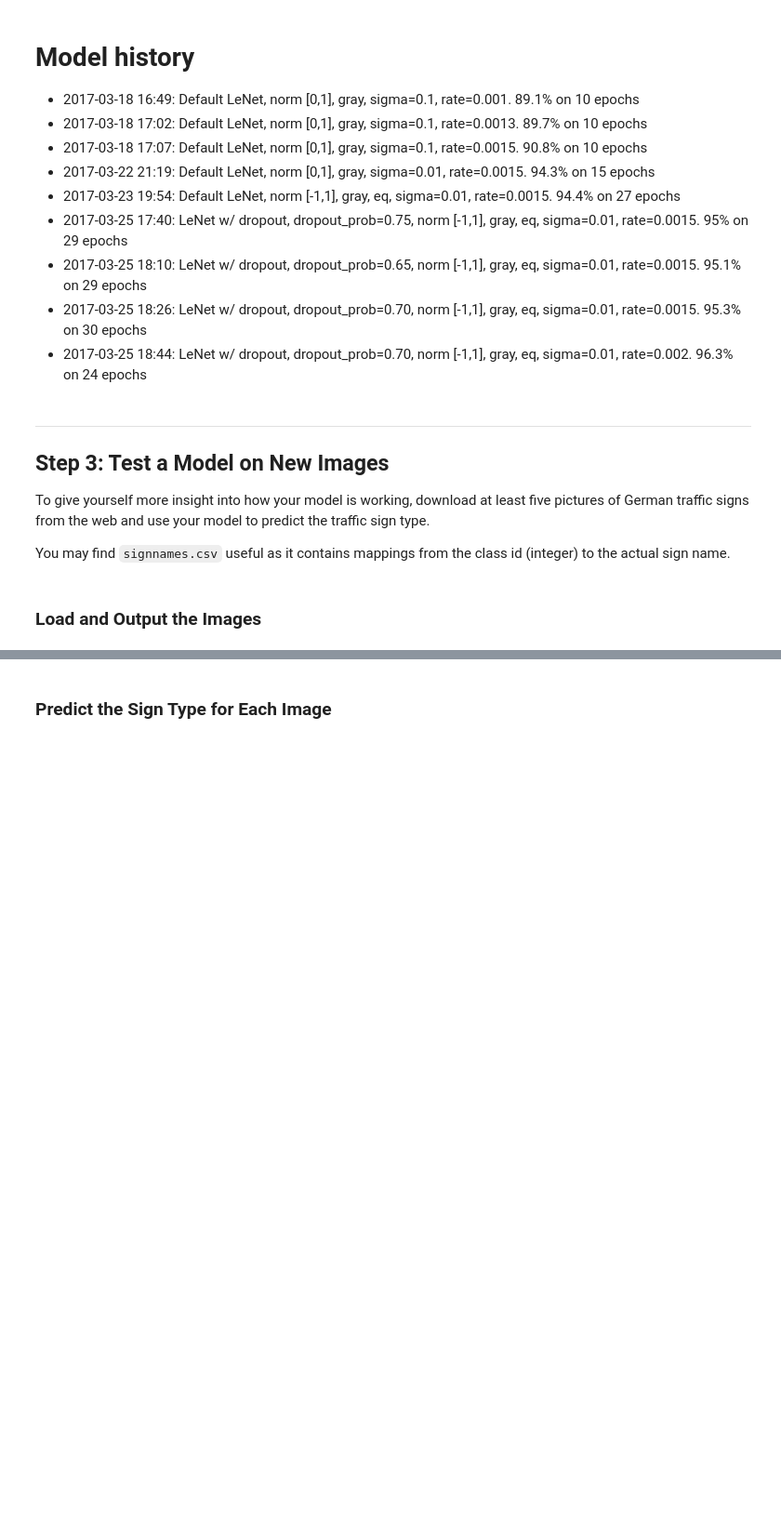
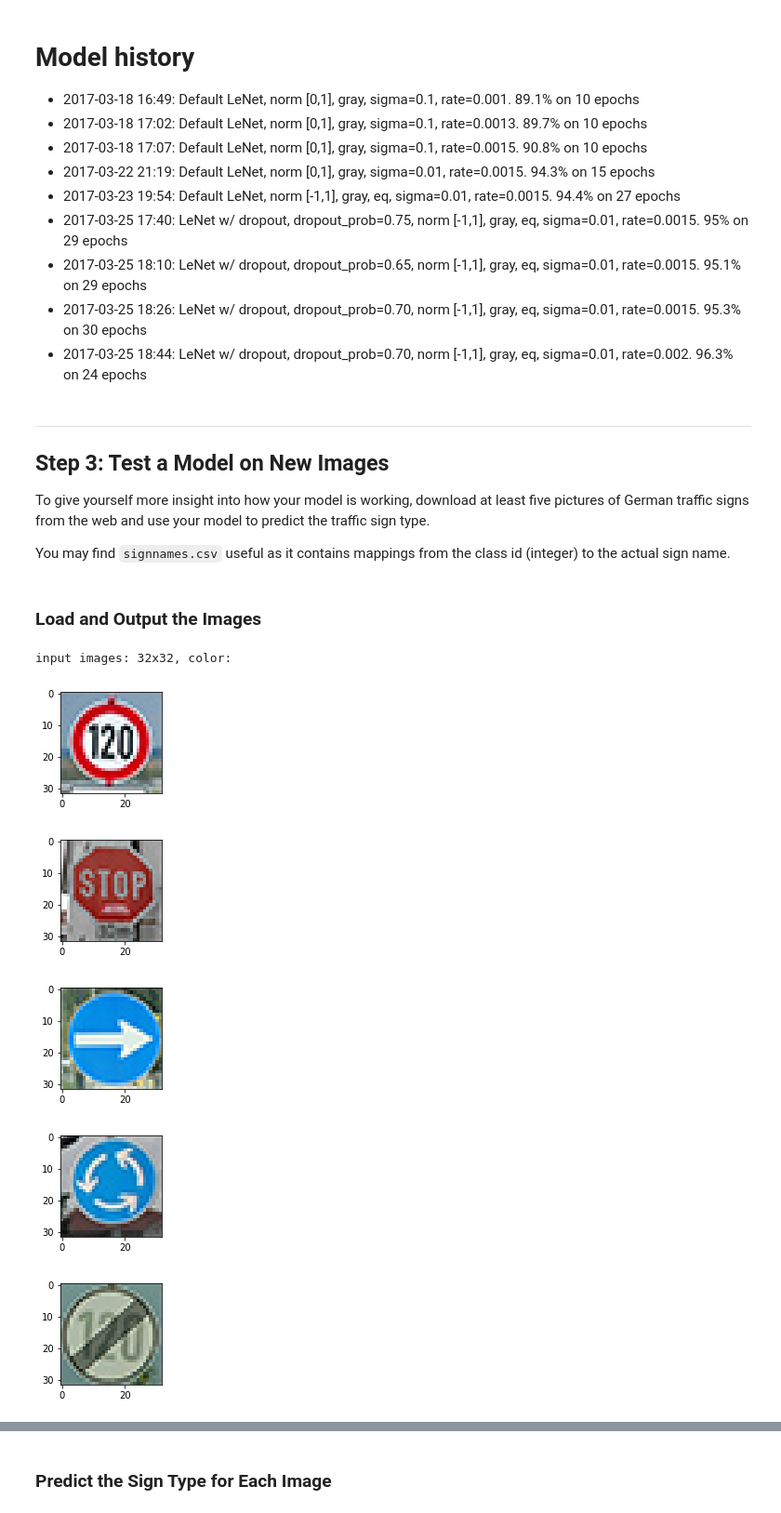
Before and after one commit to yeutterg/CarND-Traffic-Sign-Classifier-P2, a Jupyter notebook: Traffic_Sign_Classifier.ipynb, the cells around one changed output, grey strips where cells are left out. Shown at 93% size. Saved outputs shown, nothing was run; the diff lists cells and outputs as text; code cells hidden in the pictures; blank space fills up the shorter version.

Commit message:
Successfully evaluates 2/5 external images

```diff
--- a/Traffic_Sign_Classifier.ipynb
+++ b/Traffic_Sign_Classifier.ipynb
@@ -177,7 +177,8 @@ from skimage import exposure
 
 # Flatten 3 layers to 1 grayscale layer
 def grayscale(img):
-    return cv2.cvtColor(img, cv2.COLOR_RGB2GRAY)
+    gray = cv2.cvtColor(img, cv2.COLOR_RGB2GRAY)
+    return gray[:, :, np.newaxis]
 
 # Normalize to [-1, 1]
 def normalize(img):
@@ -452,6 +453,28 @@ You may find `signnames.csv` useful as it contains mappings from the class id (i
 # %%
 ### Load the images and plot them here.
 ### Feel free to use as many code cells as needed.
 
 import matplotlib.pyplot as plt
 %matplotlib inline
+
+folder = 'trafficsigns/'
+
+print("input images: 32x32, color:")
+
+img = []
+
+# Image 5 is not actually 6 (end speed limit 80), but end speed limit 120
+correct_labels = [8, 14, 38, 40, 6]
+
+for i in range(0, 5):
+    plt.figure(i, figsize = (2, 2))
+    imgnum = str(i + 1)
+    img.append(plt.imread(folder + imgnum + '.jpg'))
+    plt.imshow(img[i])
+# %% [output]
+input images: 32x32, color:
+[figure, added]
+[figure, added]
+[figure, added]
+[figure, added]
+[figure, added]
```
Also changed, not shown: parts of 6 cells of this notebook.
